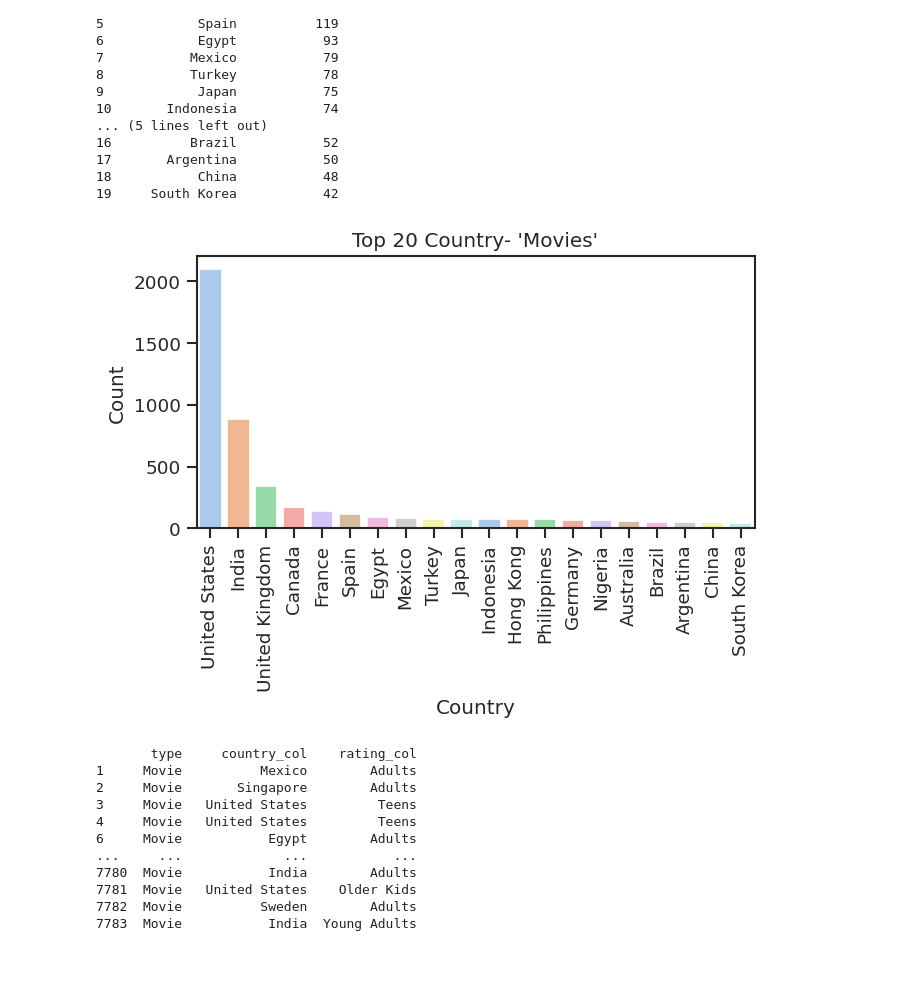
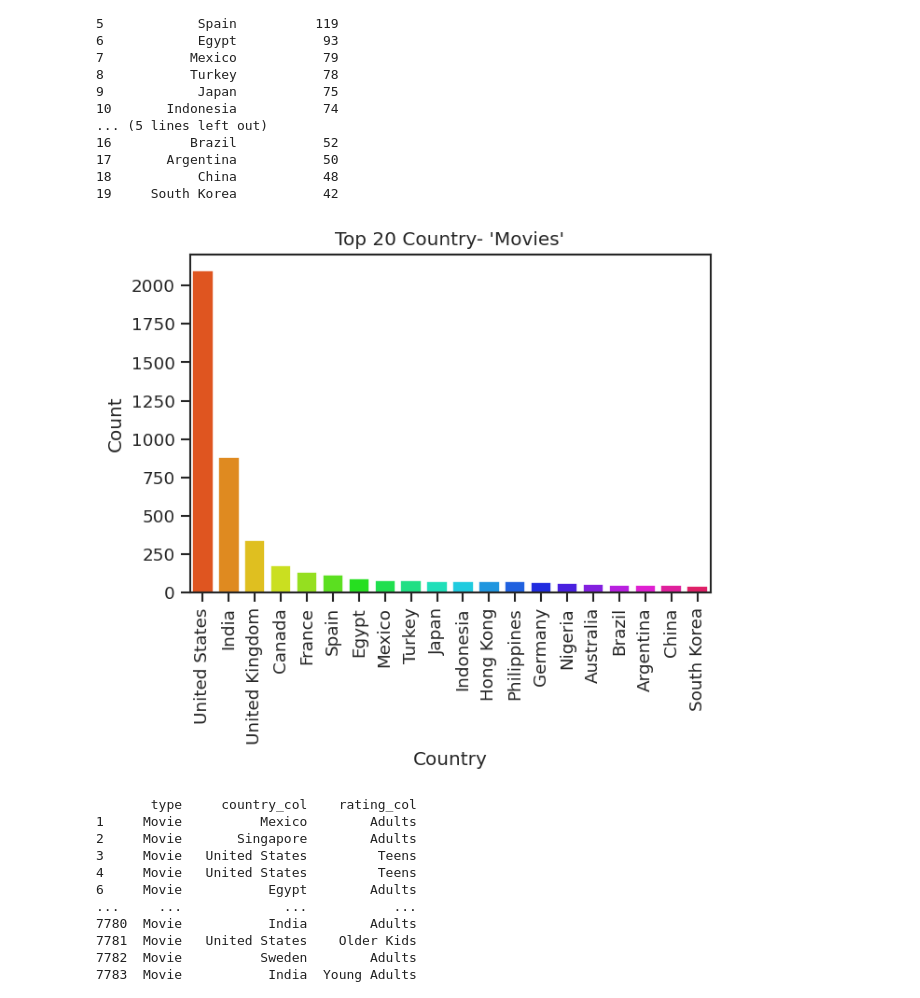
Before and after one commit to Saurabhf/Netflix_Movies_And_TV_Shows_Clustering, a Jupyter notebook: NETFLIX_MOVIES_AND_TV_SHOWS_CLUSTERING.ipynb, the cells around one changed output. Cells and saved outputs as stored; diff of their text form; code cells hidden in the pictures; blank space fills up the shorter version.

```diff
--- a/NETFLIX_MOVIES_AND_TV_SHOWS_CLUSTERING.ipynb
+++ b/NETFLIX_MOVIES_AND_TV_SHOWS_CLUSTERING.ipynb
@@ -269,7 +269,7 @@ netflixdf.head(1)
 |  | show_id | type | title | director | cast | country | date_added | release_year | rating | duration | ... |
 | 0 | s1 | TV Show | 3% | No Data | João Miguel, Bianca Comparato, Mi... | Brazil | 2020-08-14 | 2020 | TV-MA | 4 Seasons | ... |
 # %%
-# sns.set(rc={"figure.dpi":120})
+sns.set(rc={"figure.dpi":120})
 # sns.set_context('notebook')
 labels=['Movie', 'TV Shows']
 plt.pie(netflixdf['type'].value_counts(),labels=labels,explode=[0.03,0.03],
@@ -394,12 +423,12 @@ print(country_count_movies_df[:20])
 18           China           48
 19     South Korea           42
 # %%
-sns.countplot(x = 'country_col', order = netflix_movies_df.country_col.value_counts().index[:20], palette = 'pastel', data = netflix_movies_df)
+sns.countplot(x = 'country_col', order = netflix_movies_df.country_col.value_counts().index[:20], palette = 'hsv', data = netflix_movies_df)
 plt.title("Top 20 Country- 'Movies'")
 plt.xlabel('Country')
 plt.ylabel('Count')
 plt.xticks(rotation=90)
 plt.show()
 # %% [output]
-[figure, old version]
+[figure, new version]
 # %%
```
Also changed, not shown: parts of 17 cells of this notebook.
